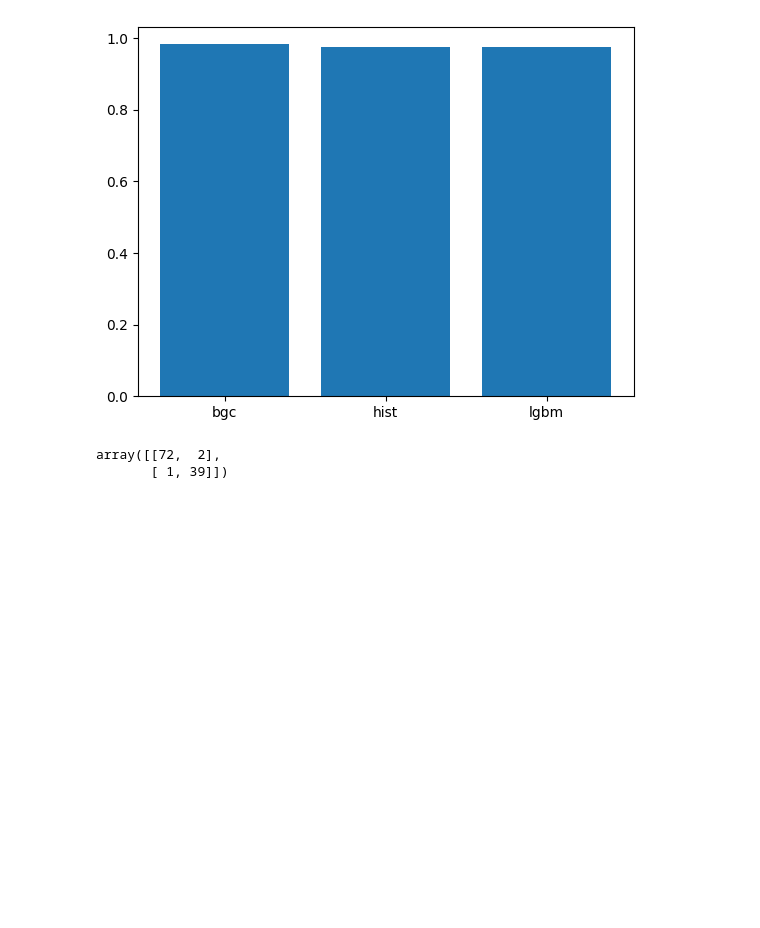
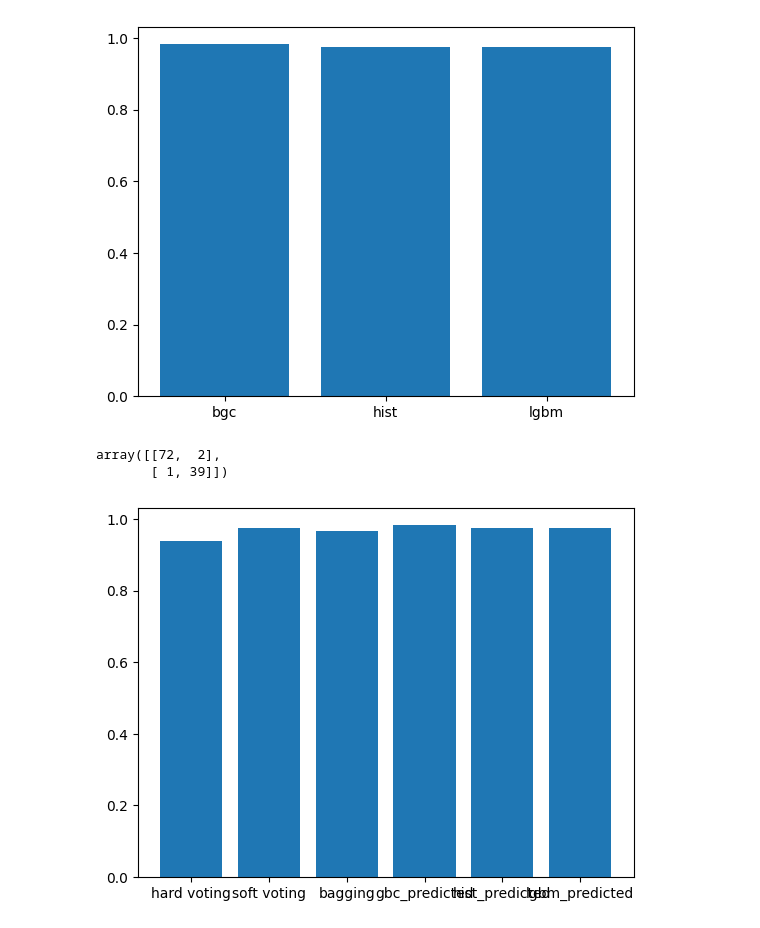
Before and after one commit to psallo/python_test, a Jupyter notebook: 질병예측.ipynb, the cells around one changed output. Cells and saved outputs as stored; diff of their text form; code cells hidden in the pictures; blank space fills up the shorter version.

```diff
--- a/질병예측.ipynb
+++ b/질병예측.ipynb
@@ -306,3 +306,16 @@ confusion_matrix(y_test, lgbm_predicted)
 # %% [output]
 array([[72,  2],
        [ 1, 39]])
+# %%
+x = np.arange(6)
+plt.bar(x, height= [
+                    accuracy_score(y_test, hard_voting_predicted),
+                    accuracy_score(y_test, soft_voting_predicted),
+                    accuracy_score(y_test, rf_predt),
+                    accuracy_score(y_test, gbc_predicted),
+                    accuracy_score(y_test, hist_predicted),
+                    accuracy_score(y_test, lgbm_predicted)
+            ])
+plt.xticks(x, ['hard voting','soft voting', 'bagging', 'gbc_predicted', 'hist_predicted', 'lgbm_predicted']);
+# %% [output]
+[figure, added]
```
